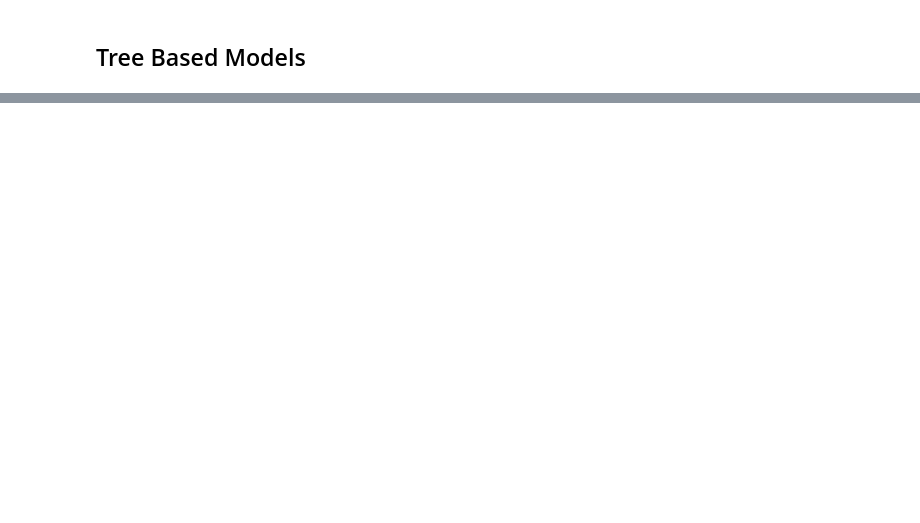
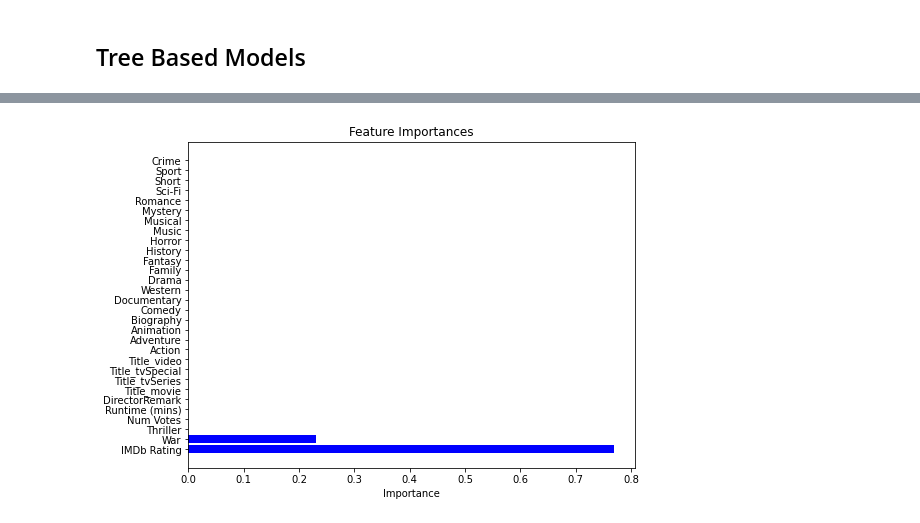
Before and after one commit to bthnsrts/ml-playground, a Jupyter notebook: Modelling.ipynb, the cells around one changed output, grey strips where cells are left out. Cells and saved outputs as stored; diff of their text form; code cells hidden in the pictures; blank space fills up the shorter version.

```diff
--- a/Modelling.ipynb
+++ b/Modelling.ipynb
@@ -427,2 +460,7 @@ MAPE for lasso regression testing: 0.13918559526857252
 # %% [markdown]
 ## Tree Based Models
+# %%
+#### Choose features for tree based models
+features = ['IMDb Rating','Runtime (mins)', 'Year','Num Votes', 'DirectorRemark', 'Date Rated Month', 'Date Rated Year', 'Title Type Label','Action', 'Adventure', 'Animation', 'Biography', 'Comedy', 'Crime', 'Documentary', 'Drama', 'Family', 'Fantasy', 'History', 'Horror', 'Music', 'Musical', 'Mystery',  'Romance', 'Sci-Fi', 'Short', 'Sport', 'Thriller', 'War', 'Western']
+X_train = X_train_copy[features]
+X_test = X_test_copy[features]
@@ -428,0 +469,74 @@ MAPE for lasso regression testing: 0.13918559526857252
+# %%
+### Decision Tree
+import warnings
+import optuna
+from optuna.visualization import plot_optimization_history
+import plotly.io as pio
+import numpy as np
+from sklearn.model_selection import train_test_split, cross_val_score
+from sklearn import tree
+from sklearn.tree import DecisionTreeRegressor
+
+# Ignore all warnings
+warnings.filterwarnings("ignore")
+
+def decision_tree_regressor(df, X_train, X_test, y_train, y_test):
+
+    def objective(trial):
+        param = {
+            'max_depth' : trial.suggest_int("max_depth", 10, 50),
+            'min_samples_split' : trial.suggest_int("min_samples_split", 2, 20),
+            'min_samples_leaf' : trial.suggest_int("min_samples_leaf", 1, 10),
+            'ccp_alpha' : trial.suggest_float("ccp_alpha", 0.0, 1.0),
+            'random_state' : 42
+        }
+        model = DecisionTreeRegressor(**param)
+        scores = cross_val_score(model, X_train, y_train,
+                                 cv=KFold(n_splits=5,
+                                          shuffle=True,
+                                          random_state=42),
+                                 scoring='neg_mean_absolute_percentage_error'
+                                ) # Train set is split into 3 folds, the model is trained on 2 folds and evaluated on the remaining fold. This is repeated 3 times, and the average of the 3 scores is returned.
+        # Return the mean of 3 scores
+        return scores.mean()
+
+    study = optuna.create_study(direction='maximize', study_name='DecisionTreeRegression')
+    study.optimize(objective, n_trials=100) # n_trials is the number of trials to run, each run is evaluated by cross validation score
+
+    print('Best parameters for decision tree regression', study.best_params)
+    print('Best MAPE score for decision tree regression training:', -1*study.best_value)
+
+    model = DecisionTreeRegressor(**study.best_params)
+    model.fit(X_train, y_train)
+    fig = plot_optimization_history(study)
+    pio.show(fig)
+
+    y_pred = model.predict(X_test)
+    mape = mean_absolute_percentage_error(y_test, y_pred)
+    print("MAPE for decision tree regression testing:", mape)
+
+    return model
+
+def tree_report(model, X_train, X_test, y_test, df):
+
+    ## Feature importance
+    importances = model.feature_importances_
+    indices = np.argsort(importances)[::-1]
+    feature_names = [X_train.columns[i] for i in indices]
+    plt.figure(figsize=(8, 6))
+    plt.title("Feature Importances")
+    plt.barh(range(len(indices)), importances[indices], color='b', align='center')
+    plt.yticks(range(len(indices)), [feature_names[i] for i in range(len(indices))])
+    plt.xlabel('Importance')
+    plt.show()
+
+    ## Tree visualization
+    plt.figure(figsize=(20, 10))
+    feature_names = X_train.columns
+    tree.plot_tree(model, feature_names=feature_names, filled=True, fontsize=10)
+
+
+model = decision_tree_regressor(df, X_train, X_test, y_train, y_test)
+df['Prediction_DecisionTree'] = model.predict(df[features])
+tree_report(model, X_train, X_test, y_test, df)
+# %% [output]
@@ -428,0 +563 @@ MAPE for lasso regression testing: 0.13918559526857252
+[figure, added]
```
Also changed, not shown: parts of 18 cells of this notebook.
